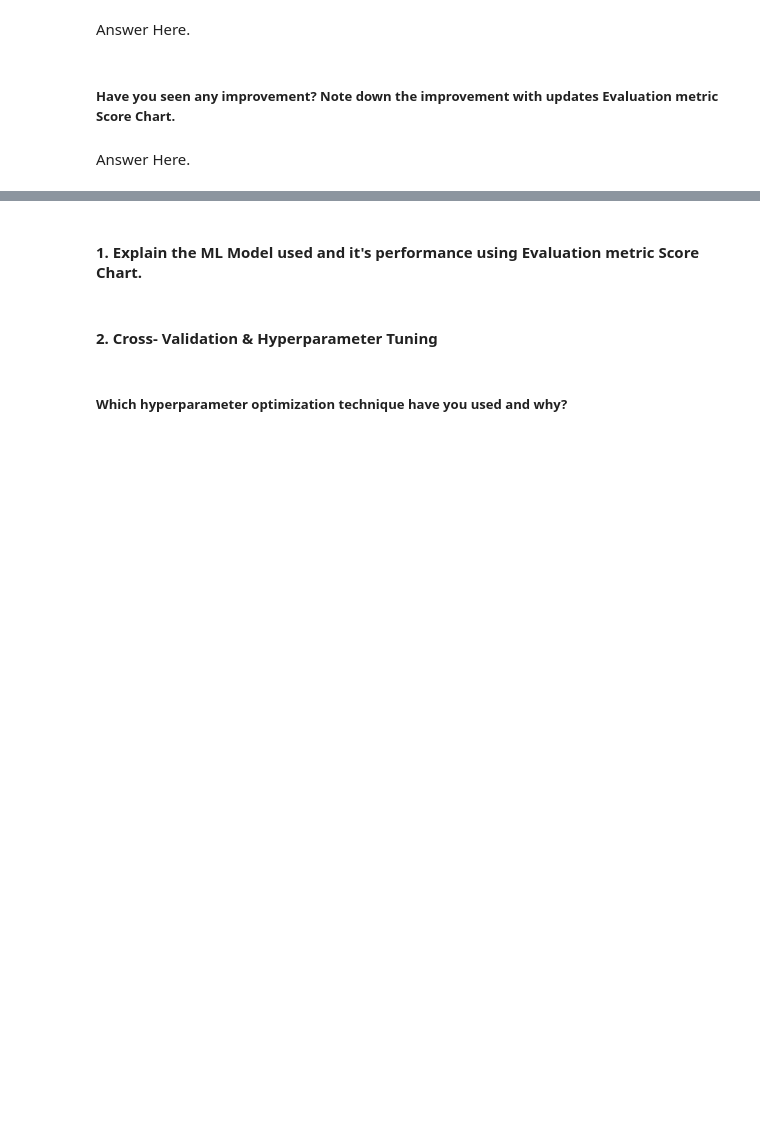
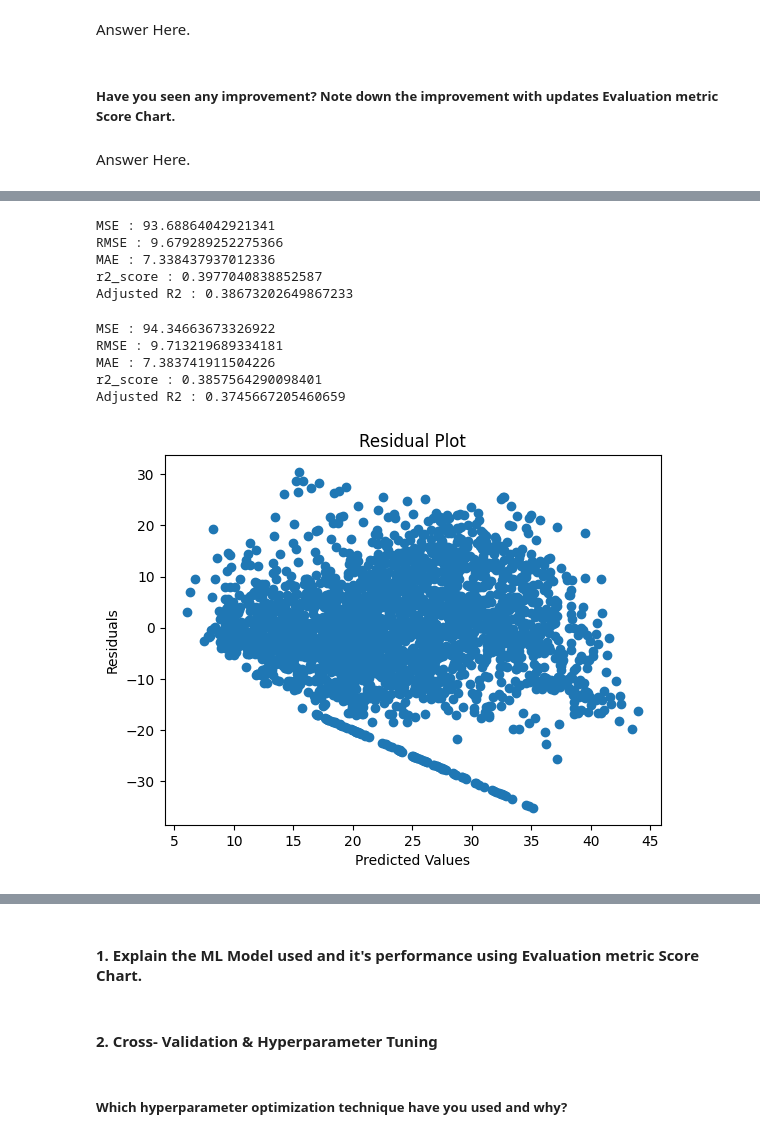
Before and after one commit to Rooban-Jeyasundar/ML_Regression_Project, a Jupyter notebook: ML_Regression_Project.ipynb, the cells around one changed output, grey strips where cells are left out. Drawn from its saved outputs; the diff is of its cells as text; code cells hidden in the pictures; blank space fills up the shorter version.

Commit message:
Done with ML Modelling

```diff
--- a/ML_Regression_Project.ipynb
+++ b/ML_Regression_Project.ipynb
@@ -1309,0 +1405,4 @@ Answer Here.
+# %%
+#Creating Lasso Regression Model
+lasso = Lasso(alpha=1.0, max_iter=3000)
+lasso.fit(x_train,y_train)
@@ -1309,0 +1416,30 @@ Answer Here.
+# %%
+#Get the X_train and X_test value
+y_pred_train_lasso = lasso.predict(x_train)
+y_pred_test_lasso = lasso.predict(x_test)
+# %%
+#Calculate MSE
+MSE = mean_squared_error(y_train,y_pred_train_lasso)
+print('MSE :',MSE)
+
+#Calculate RMSE
+RMSE = np.sqrt(MSE)
+print('RMSE :',RMSE)
+
+#Calculate MAE
+MAE = mean_absolute_error(y_train,y_pred_train_lasso)
+print('MAE :',MAE)
+
+#Calculate r2_score
+R2 = r2_score(y_train,y_pred_train_lasso)
+print('r2_score :',R2)
+
+#Calculate Adjusted r2_score
+adjusted_r2_score = (1-(1-r2_score(y_train,y_pred_train_lasso))*(x_test.shape[0]-1)/(x_test.shape[0]-x_test.shape[1]-1))
+print('Adjusted R2 :',adjusted_r2_score)
+# %% [output]
+MSE : 93.68864042921341
+RMSE : 9.679289252275366
+MAE : 7.338437937012336
+r2_score : 0.3977040838852587
+Adjusted R2 : 0.38673202649867233
@@ -1309,0 +1456,26 @@ Answer Here.
+# %%
+#Calculate MSE
+MSE = mean_squared_error(y_test,y_pred_test_lasso)
+print('MSE :',MSE)
+
+#Calculate RMSE
+RMSE = np.sqrt(MSE)
+print('RMSE :',RMSE)
+
+#Calculate MAE
+MAE = mean_absolute_error(y_test,y_pred_test_lasso)
+print('MAE :',MAE)
+
+#Calculate r2_score
+R2 = r2_score(y_test,y_pred_test_lasso)
+print('r2_score :',R2)
+
+#Calculate Adjusted r2_score
+adjusted_r2_score = (1-(1-r2_score(y_test,y_pred_test_lasso))*(x_test.shape[0]-1)/(x_test.shape[0]-x_test.shape[1]-1))
+print('Adjusted R2 :',adjusted_r2_score)
+# %% [output]
+MSE : 94.34663673326922
+RMSE : 9.713219689334181
+MAE : 7.383741911504226
+r2_score : 0.3857564290098401
+Adjusted R2 : 0.3745667205460659
@@ -1309,0 +1492,9 @@ Answer Here.
+# %%
+#Heteroscadacity - Residual Plot
+plt.scatter((y_pred_test_lasso),(y_test)-(y_pred_test_lasso))
+plt.xlabel("Predicted Values")
+plt.ylabel('Residuals')
+plt.title('Residual Plot')
+plt.show()
+# %% [output]
+[figure, added]
```
Also changed, not shown: parts of 66 cells of this notebook.
